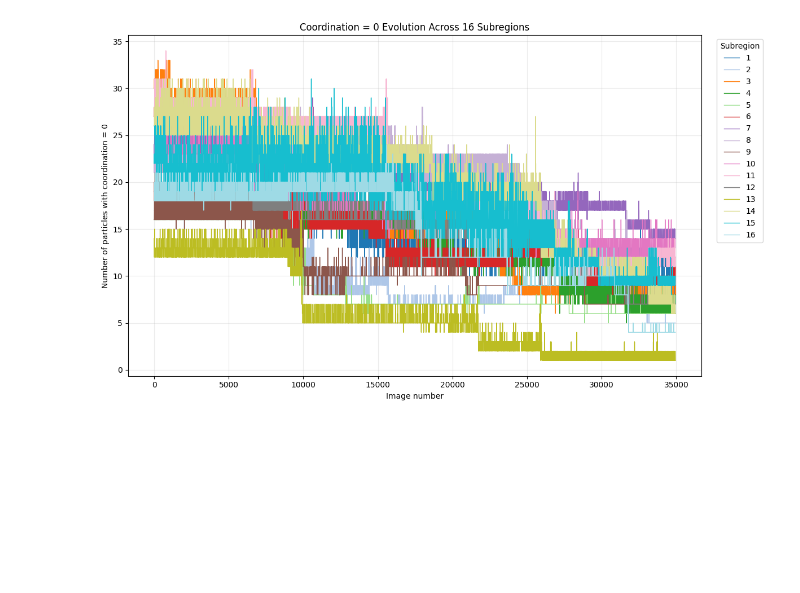
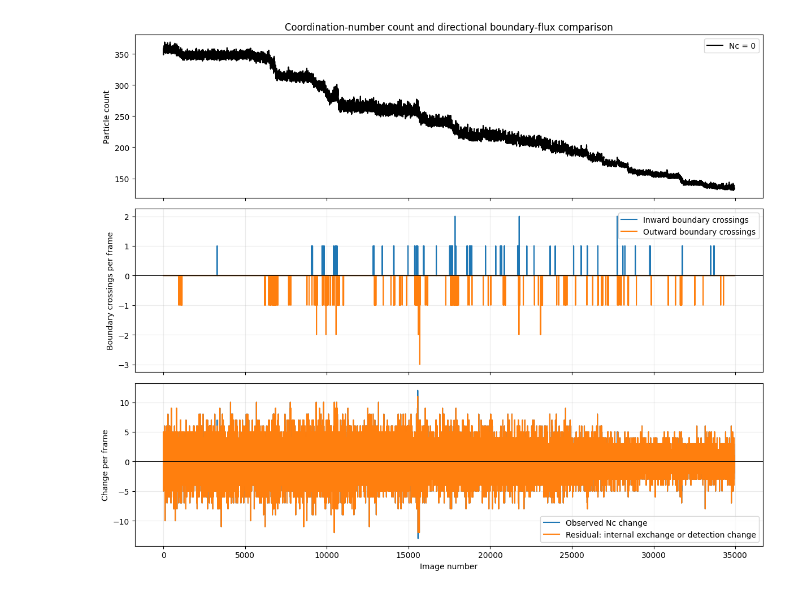
Before and after one commit to nico-ad/BISE-image-processing, a Jupyter notebook: image_subregion.IPYNB, the cells around one changed output. Cells and saved outputs as stored; diff of their text form; code cells hidden in the pictures; blank space fills up the shorter version.

```diff
--- a/image_subregion.IPYNB
+++ b/image_subregion.IPYNB
@@ -117,7 +209,7 @@ row_index = np.floor(df["y"] / subregion_height).astype(int).clip(0, n - 1)
 
 df["subregion"] = row_index * n + column_index + 1
 # %%
-# Coordination-number evolution in each subregion.
+# Coordination-number evolution and directional boundary-flux comparison.
 coord_num_selected = 0
 
 coordination_counts = (
@@ -125,25 +217,87 @@ coordination_counts = (
     .groupby(["frame", "subregion"])["label"]
     .nunique()
     .unstack(fill_value=0)
-    .reindex(columns=range(1, n**2 + 1), fill_value=0)
+    .reindex(index=frames, columns=range(1, n**2 + 1), fill_value=0)
     .sort_index()
 )
 
-fig, ax = plt.subplots(figsize=(12, 7))
-coordination_counts.plot(ax=ax, linewidth=1, colormap="tab20")
-ax.set_xlabel("Image number")
-ax.set_ylabel(f"Number of particles with coordination = {coord_num_selected}")
-ax.set_title(
-    f"Coordination = {coord_num_selected} Evolution Across {n**2} Subregions"
+nc_count = (
+    df.loc[df["coordination"] == coord_num_selected]
+    .groupby("frame")
+    .size()
+    .reindex(frames, fill_value=0)
 )
-ax.legend(title="Subregion", bbox_to_anchor=(1.02, 1), loc="upper left")
-ax.grid(alpha=0.25)
+nc_delta = nc_count.diff().fillna(0)
+
+# Each crossing changes the count by one: +1 on the first frame of an entering particle,
+# -1 on the frame after an exiting particle was last seen.
+entering = chains.loc[chains["entry"] & (chains["nc_first"] == coord_num_selected)]
+exiting = chains.loc[chains["exit"] & (chains["nc_last"] == coord_num_selected)]
+entry_effect = (
+    entering.groupby("first_frame").size().reindex(frames, fill_value=0)
+)
+exit_effect = -(
+    exiting.groupby(exiting["last_frame"] + 1).size().reindex(frames, fill_value=0)
+)
+internal_or_unclassified = nc_delta - entry_effect - exit_effect
+
+coordination_analysis = pd.DataFrame(
+    {
+        "nc_count": nc_count,
+        "nc_delta": nc_delta,
+        "entry_effect": entry_effect,
+        "exit_effect": exit_effect,
+        "internal_or_unclassified": internal_or_unclassified,
+    }
+)
+
+window = coordination_analysis.loc[20000:30000]
+print(f"Coordination number selected: {coord_num_selected}")
+print("Frames 20000-30000:")
+print(window.sum().to_string())
+
+fig, axes = plt.subplots(3, 1, figsize=(12, 10), sharex=True)
+axes[0].plot(
+    coordination_analysis.index,
+    coordination_analysis["nc_count"],
+    color="black",
+    label=f"Nc = {coord_num_selected}",
+)
+axes[0].set_ylabel("Particle count")
+axes[0].set_title("Coordination-number count and directional boundary-flux comparison")
+axes[0].legend()
+
+axes[1].plot(
+    coordination_analysis.index,
+    coordination_analysis["entry_effect"],
+    label="Inward boundary crossings",
+)
+axes[1].plot(
+    coordination_analysis.index,
+    coordination_analysis["exit_effect"],
+    label="Outward boundary crossings",
+)
+axes[1].axhline(0, color="black", linewidth=0.7)
+axes[1].set_ylabel("Boundary crossings per frame")
+axes[1].legend()
+axes[1].grid(alpha=0.25)
+
+axes[2].plot(
+    coordination_analysis.index,
+    coordination_analysis["nc_delta"],
+    label="Observed Nc change",
+)
+axes[2].plot(
+    coordination_analysis.index,
+    coordination_analysis["internal_or_unclassified"],
+    label="Residual: internal exchange or detection change",
+)
+axes[2].axhline(0, color="black", linewidth=0.7)
+axes[2].set_xlabel("Image number")
+axes[2].set_ylabel("Change per frame")
+axes[2].legend()
+axes[2].grid(alpha=0.25)
+
 plt.tight_layout()
 plt.show()
-
-print("Zone patterns:")
-k = 1
-for subregion in range(1, n+1):
-    print(np.linspace(k, k + n -1, n))
-    k += n
 # %% [output]
@@ -150 +311 @@ for subregion in range(1, n+1):
-[figure, old version]
+[figure, new version]
```
Also changed, not shown: parts of 5 cells of this notebook, 1 other file.
